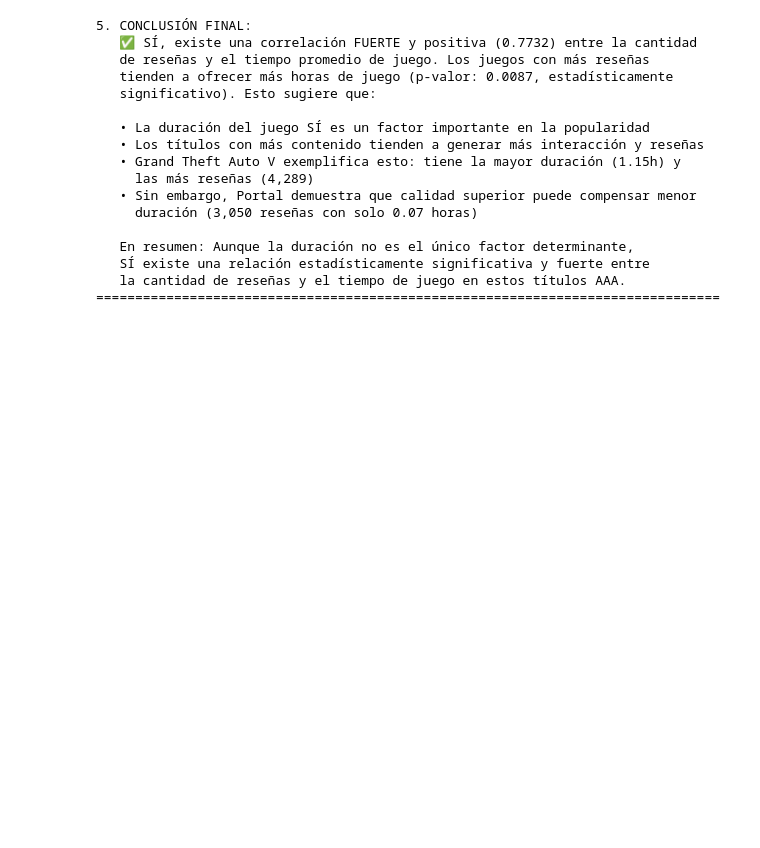
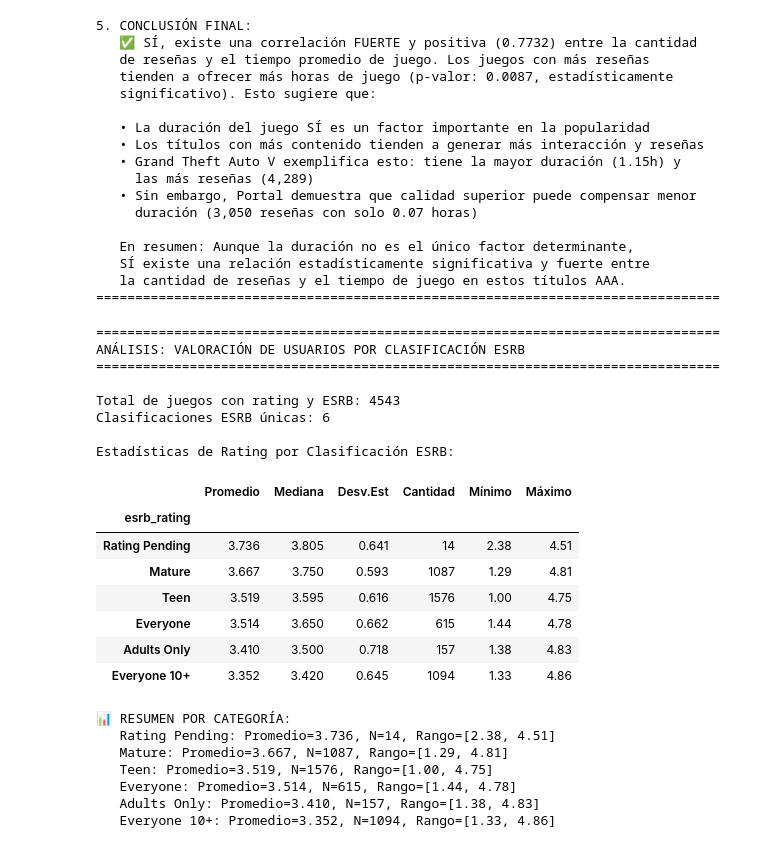
Before and after one commit to ericrodriguezdev/introduccion-progrmacion-cientifica-, a Jupyter notebook: notebook/descriptive_analysis.ipynb, the cells around one changed output. Cells and saved outputs as stored; diff of their text form; code cells hidden in the pictures; blank space fills up the shorter version.

```diff
--- a/notebook/descriptive_analysis.ipynb
+++ b/notebook/descriptive_analysis.ipynb
@@ -407,3 +407,54 @@ print('='*80)
    SÍ existe una relación estadísticamente significativa y fuerte entre
    la cantidad de reseñas y el tiempo de juego en estos títulos AAA.
 ================================================================================
+# %%
+# Análisis por clasificación ESRB (edad)
+print('\n' + '='*80)
+print('ANÁLISIS: VALORACIÓN DE USUARIOS POR CLASIFICACIÓN ESRB')
+print('='*80)
+
+# Filtrar datos con rating válido y ESRB rating válido
+df_esrb = df[df['rating'].notna() & df['esrb_rating'].notna()].copy()
+df_esrb = df_esrb[df_esrb['rating'] > 0]
+
+print(f'\nTotal de juegos con rating y ESRB: {len(df_esrb)}')
+print(f'Clasificaciones ESRB únicas: {df_esrb["esrb_rating"].nunique()}')
+
+# Agrupar por ESRB y calcular promedio de rating
+rating_by_esrb = df_esrb.groupby('esrb_rating')['rating'].agg([
+    'mean', 'median', 'std', 'count', 'min', 'max'
+]).round(3)
+rating_by_esrb.columns = ['Promedio', 'Mediana', 'Desv.Est', 'Cantidad', 'Mínimo', 'Máximo']
+rating_by_esrb = rating_by_esrb.sort_values('Promedio', ascending=False)
+
+print(f'\nEstadísticas de Rating por Clasificación ESRB:')
+display(rating_by_esrb)
+
+# Información adicional
+print(f'\n📊 RESUMEN POR CATEGORÍA:')
+for categoria, row in rating_by_esrb.iterrows():
+    print(f'   {categoria}: Promedio={row["Promedio"]:.3f}, N={int(row["Cantidad"])}, Rango=[{row["Mínimo"]:.2f}, {row["Máximo"]:.2f}]')
+# %% [output]
+================================================================================
+ANÁLISIS: VALORACIÓN DE USUARIOS POR CLASIFICACIÓN ESRB
+================================================================================
+
+Total de juegos con rating y ESRB: 4543
+Clasificaciones ESRB únicas: 6
+
+Estadísticas de Rating por Clasificación ESRB:
+|  | Promedio | Mediana | Desv.Est | Cantidad | Mínimo | Máximo |
+| esrb_rating |  |  |  |  |  |  |
+| Rating Pending | 3.736 | 3.805 | 0.641 | 14 | 2.38 | 4.51 |
+| Mature | 3.667 | 3.750 | 0.593 | 1087 | 1.29 | 4.81 |
+| Teen | 3.519 | 3.595 | 0.616 | 1576 | 1.00 | 4.75 |
+| Everyone | 3.514 | 3.650 | 0.662 | 615 | 1.44 | 4.78 |
+| Adults Only | 3.410 | 3.500 | 0.718 | 157 | 1.38 | 4.83 |
+| Everyone 10+ | 3.352 | 3.420 | 0.645 | 1094 | 1.33 | 4.86 |
+📊 RESUMEN POR CATEGORÍA:
+   Rating Pending: Promedio=3.736, N=14, Rango=[2.38, 4.51]
+   Mature: Promedio=3.667, N=1087, Rango=[1.29, 4.81]
+   Teen: Promedio=3.519, N=1576, Rango=[1.00, 4.75]
+   Everyone: Promedio=3.514, N=615, Rango=[1.44, 4.78]
+   Adults Only: Promedio=3.410, N=157, Rango=[1.38, 4.83]
+   Everyone 10+: Promedio=3.352, N=1094, Rango=[1.33, 4.86]
```
Also changed, not shown: parts of 2 cells of this notebook.
